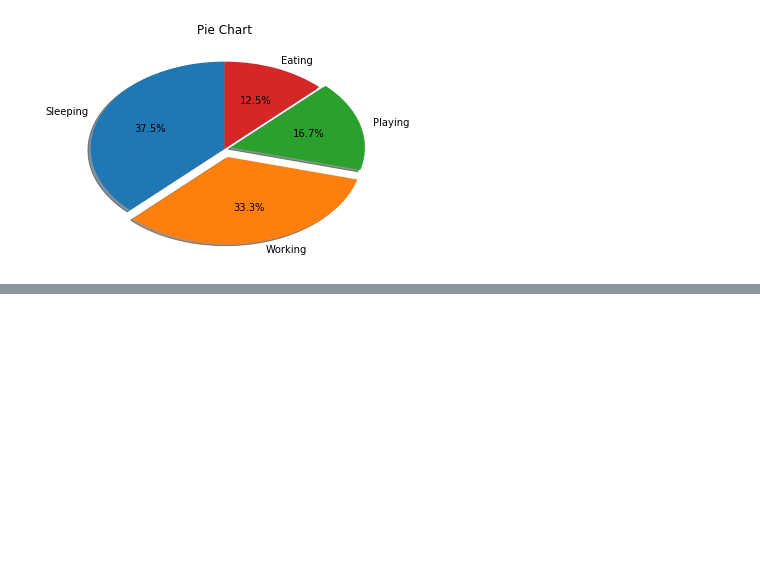
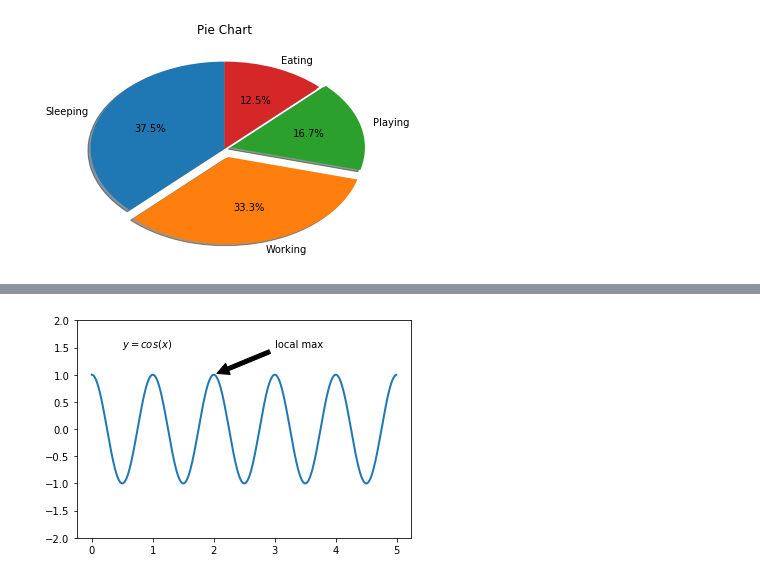
Before and after one commit to AaronFlower/Jupyter, a Jupyter notebook: matplotTutorial/Matplotlib Tutorial.ipynb, the cells around one changed output, grey strips where cells are left out. Saved outputs shown, nothing was run; the diff lists cells and outputs as text; code cells hidden in the pictures; blank space fills up the shorter version.

```diff
--- a/matplotTutorial/Matplotlib Tutorial.ipynb
+++ b/matplotTutorial/Matplotlib Tutorial.ipynb
@@ -158,0 +196,17 @@ plt.show()
+# %%
+import numpy as np
+import matplotlib.pyplot as plt
+
+ax = plt.subplot(111)
+
+t = np.arange(0.0, 5.0, 0.01)
+s = np.cos(2 * np.pi * t)
+line, = plt.plot(t, s, lw = 2)
+
+plt.annotate('local max', xy = (2, 1), xytext=(3, 1.5), arrowprops = dict(facecolor = 'black', shrink = 0.05))
+plt.text(0.5, 1.5, '$y = cos(x)$')
+
+plt.ylim(-2, 2)
+plt.show()
+# %% [output]
+[figure, added]
```
Also changed, not shown: parts of 2 cells of this notebook, 1 other file.
